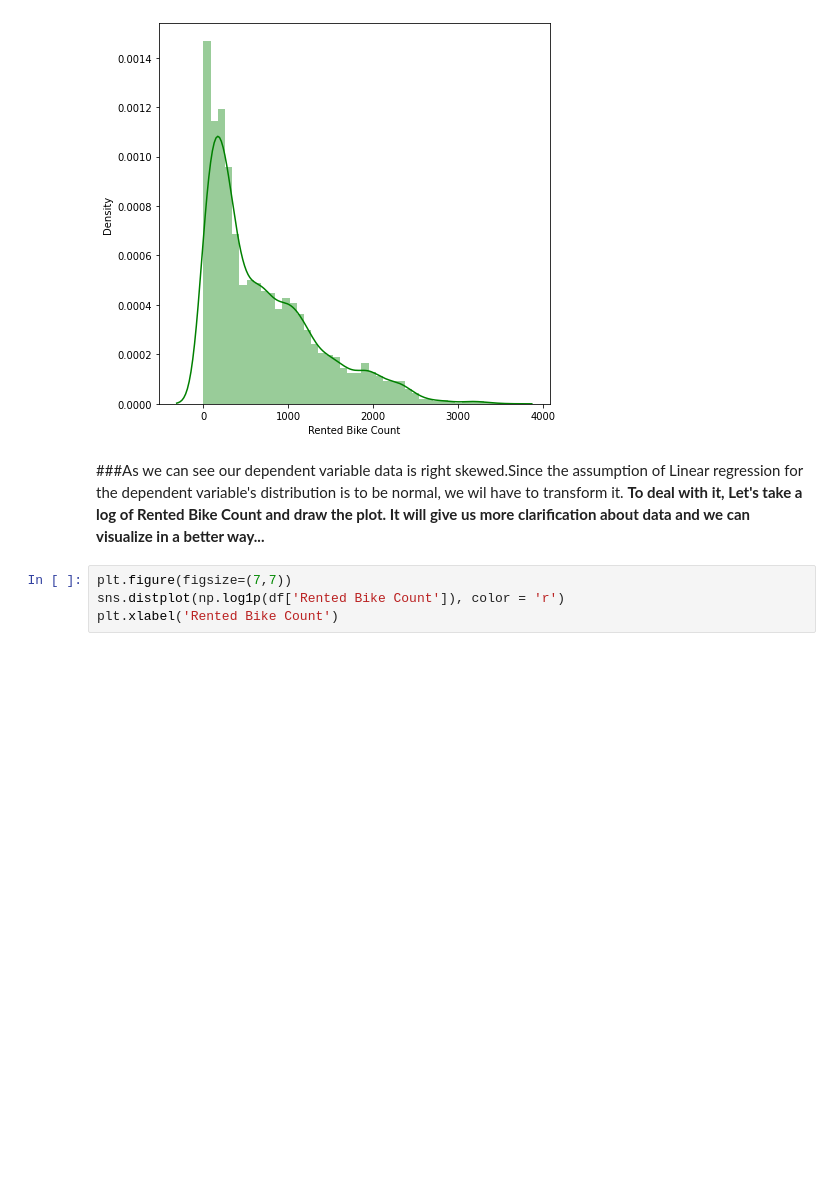
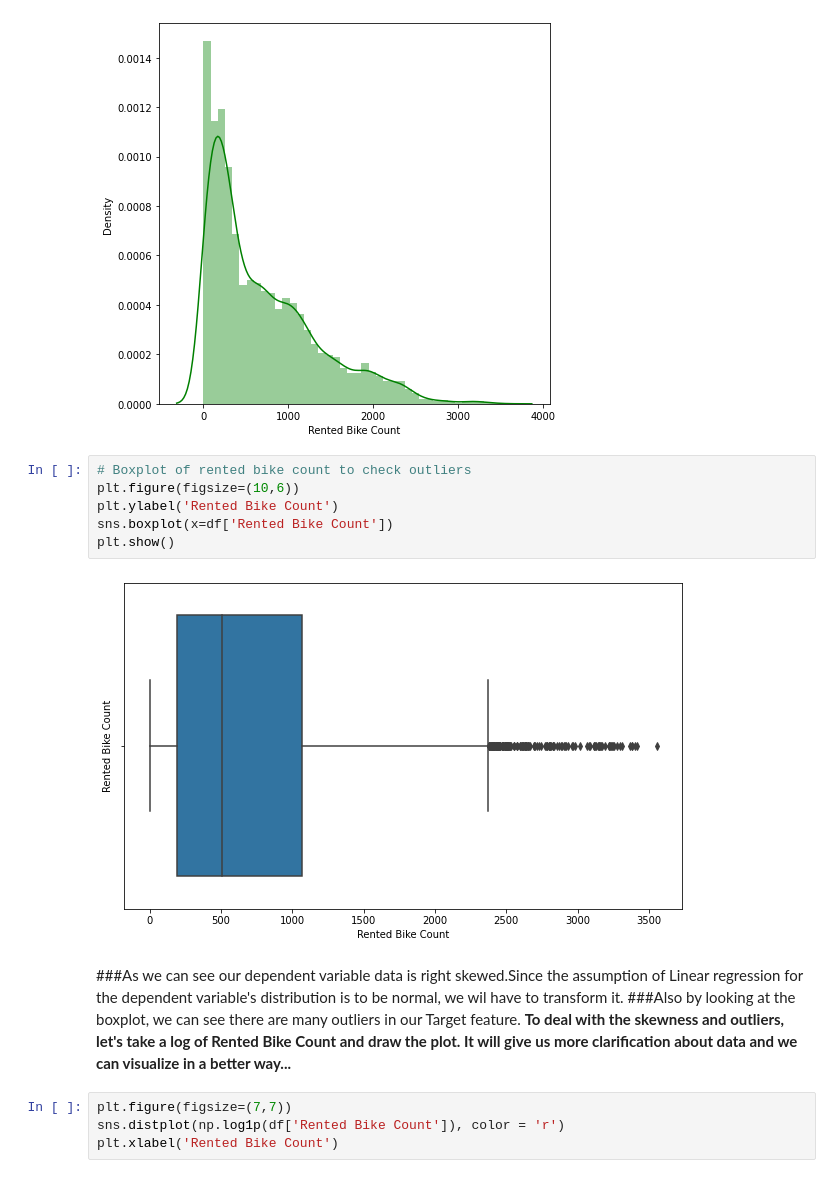
Before and after one commit to iamNirmeshGupta/Bike-Sharing-Demand-Prediction-, a Jupyter notebook: Bike_Sharing_Demand_Prediction_Capstone_Project_Nirmesh_Gupta.ipynb, the cells around one changed output. Drawn from its saved outputs; the diff is of its cells as text; blank space fills up the shorter version.

```diff
--- a/Bike_Sharing_Demand_Prediction_Capstone_Project_Nirmesh_Gupta.ipynb
+++ b/Bike_Sharing_Demand_Prediction_Capstone_Project_Nirmesh_Gupta.ipynb
@@ -270,9 +270,18 @@ sns.distplot(df['Rented Bike Count'], color = 'g')
 # %% [output]
 <matplotlib.axes._subplots.AxesSubplot at 0x...>
 [figure]
+# %%
+# Boxplot of rented bike count to check outliers
+plt.figure(figsize=(10,6))
+plt.ylabel('Rented Bike Count')
+sns.boxplot(x=df['Rented Bike Count'])
+plt.show()
+# %% [output]
+[figure, added]
 # %% [markdown]
 ###As we can see our dependent variable data is right skewed.Since the assumption of Linear regression for the dependent variable's distribution is to be normal, we wil have to transform it.
-**To deal with it, Let's take a log of Rented Bike Count and draw the plot. It will give us more clarification about data and we can visualize in a better way...**
+###Also by looking at the boxplot, we can see there are many outliers in our Target feature.
+**To deal with the skewness and outliers, let's take a log of Rented Bike Count and draw the plot. It will give us more clarification about data and we can visualize in a better way...**
 # %%
 plt.figure(figsize=(7,7))
 sns.distplot(np.log1p(df['Rented Bike Count']), color = 'r')
```
Also changed, not shown: parts of 8 cells of this notebook.
